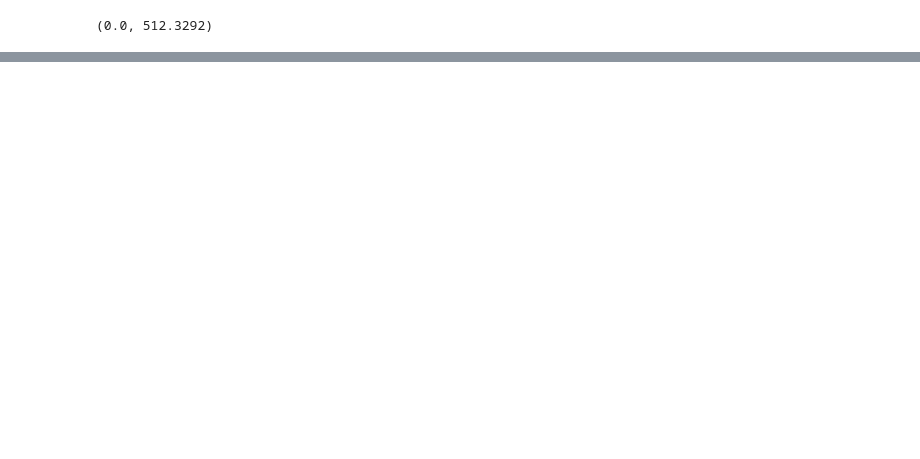
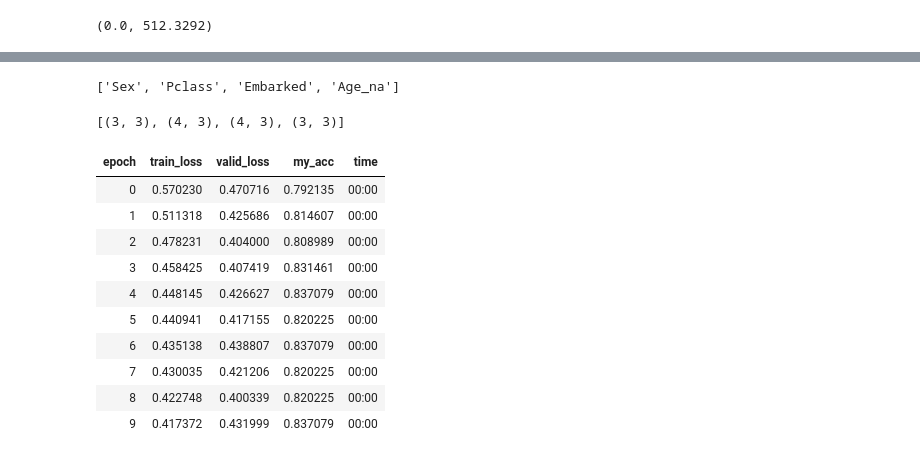
Before and after one commit to Daynil/course22, a Jupyter notebook: 04-titanic-experiments.ipynb, the cells around one changed output, grey strips where cells are left out. Saved outputs shown, nothing was run; the diff lists cells and outputs as text; code cells hidden in the pictures; blank space fills up the shorter version.

```diff
--- a/04-titanic-experiments.ipynb
+++ b/04-titanic-experiments.ipynb
@@ -733,0 +751,3 @@ Final Mean Abs Error: 0.04
+# %%
+x_cat, x_cont, y = dls.one_batch()
+x_cat[:2], x_cont[:2], y[:2]
@@ -733,0 +779,12 @@ Final Mean Abs Error: 0.04
+# %%
+test_embeddings = [torch.nn.Embedding(*emb) for emb in fai_tab.get_emb_sz(dls)]
+# We need to stack these up into one tensor
+x_emb = torch.stack(
+    [torch.stack(
+            # Here, idx is the index of the column,
+            # so we grab the actual embedding matrix for that column.
+            # Then, i is the index of the particular item within the embedding matrix
+            [test_embeddings[idx](i) for idx, i in enumerate(x)]
+        ) for x in x_cat]
+)
+x_emb[:2]
@@ -733,0 +841,62 @@ Final Mean Abs Error: 0.04
+# %%
+print(dls.cat_names)
+fai_tab.get_emb_sz(dls)
+# %% [output]
+['Sex', 'Pclass', 'Embarked', 'Age_na']
+[(3, 3), (4, 3), (4, 3), (3, 3)]
+# %%
+class DeepLearningEmbeddings(torch.nn.Module):
+    def __init__(self, emb_sz: list[tuple[int, int]], num_cont: int):
+        super().__init__()
+        # Embedding sizes is a list of tuples containing,
+        # for each cat column (in dls.cat_names):
+        # (num_unique_vals, recommended_embedding_size)
+        # Which is exactly what torch's Embedding requires
+        self.embeddings = [torch.nn.Embedding(*emb, device='cuda') for emb in emb_sz]
+
+        self.total_emb_factors = 0
+        for emb in emb_sz:
+            self.total_emb_factors += emb[1]
+
+        self.total_params = self.total_emb_factors + num_cont
+
+        self.layers = torch.nn.Sequential(
+            torch.nn.Linear(self.total_params, 100),
+            torch.nn.ReLU(),
+            torch.nn.Linear(100,1),
+            torch.nn.Sigmoid()
+        )
+
+    def forward(self, x_cat: torch.Tensor, x_cont: torch.Tensor):
+        x_emb = torch.stack(
+            [torch.stack(
+                    # Here, idx is the index of the column,
+                    # so we grab the actual embedding matrix for that column.
+                    # Then, i is the index of the particular item within the embedding matrix
+                    [self.embeddings[idx](i) for idx, i in enumerate(x)]
+                ) for x in x_cat]
+        )
+        x_emb = x_emb.reshape((x_emb.shape[0], self.total_emb_factors))
+        x_combined = torch.concat((x_emb, x_cont), dim=1)
+        return self.layers(x_combined)
+
+def my_acc(preds, y):
+    return ((preds > 0.5) == y).float().mean()
+
+model_emb = DeepLearningEmbeddings(fai_tab.get_emb_sz(dls), len(dls.cont_names))
+learn = fai_tab.Learner(
+    dls, model_emb, loss_func=fai_tab.BCELossFlat(), metrics=my_acc
+)
+learn.fit(10, lr=0.03, wd=0.2)
+# %% [output]
+| epoch | train_loss | valid_loss | my_acc | time |
+| 0 | 0.570230 | 0.470716 | 0.792135 | 00:00 |
+| 1 | 0.511318 | 0.425686 | 0.814607 | 00:00 |
+| 2 | 0.478231 | 0.404000 | 0.808989 | 00:00 |
+| 3 | 0.458425 | 0.407419 | 0.831461 | 00:00 |
+| 4 | 0.448145 | 0.426627 | 0.837079 | 00:00 |
+| 5 | 0.440941 | 0.417155 | 0.820225 | 00:00 |
+| 6 | 0.435138 | 0.438807 | 0.837079 | 00:00 |
+| 7 | 0.430035 | 0.421206 | 0.820225 | 00:00 |
+| 8 | 0.422748 | 0.400339 | 0.820225 | 00:00 |
+| 9 | 0.417372 | 0.431999 | 0.837079 | 00:00 |
```
Also changed, not shown: parts of 26 cells of this notebook, 3 other files.
